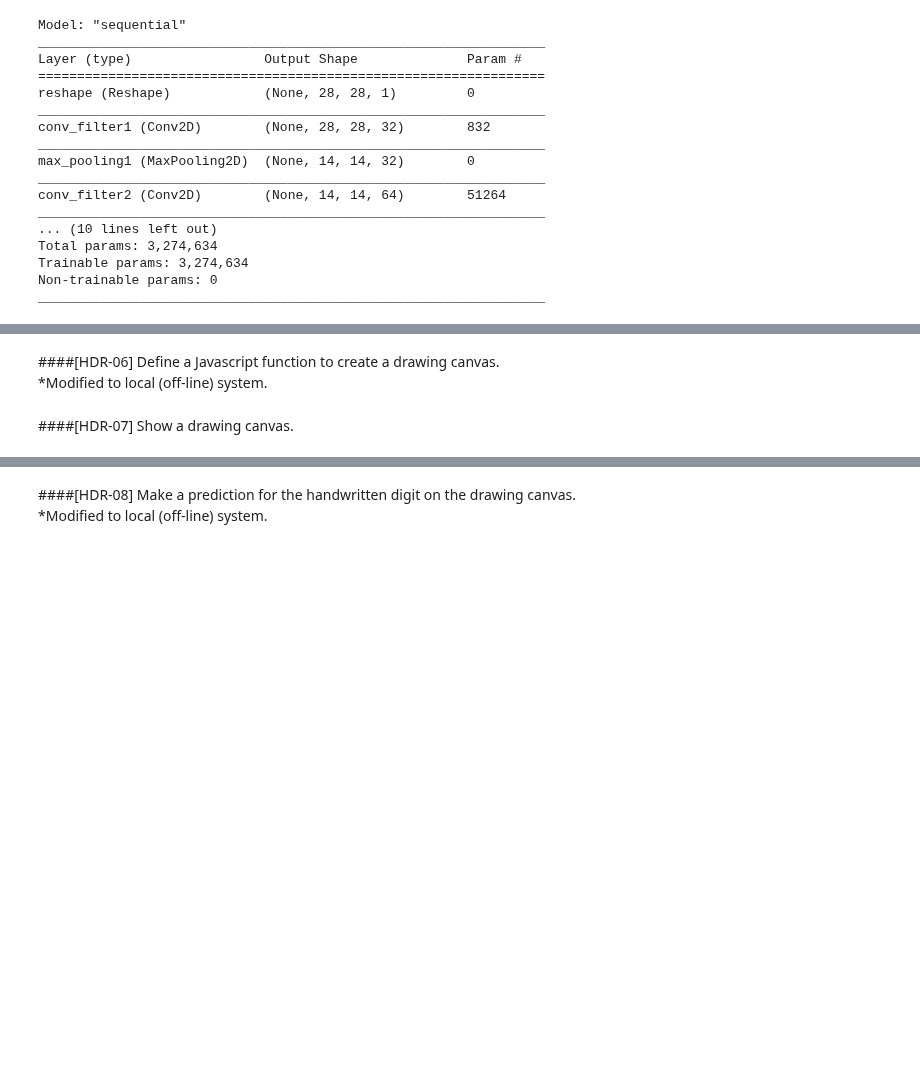
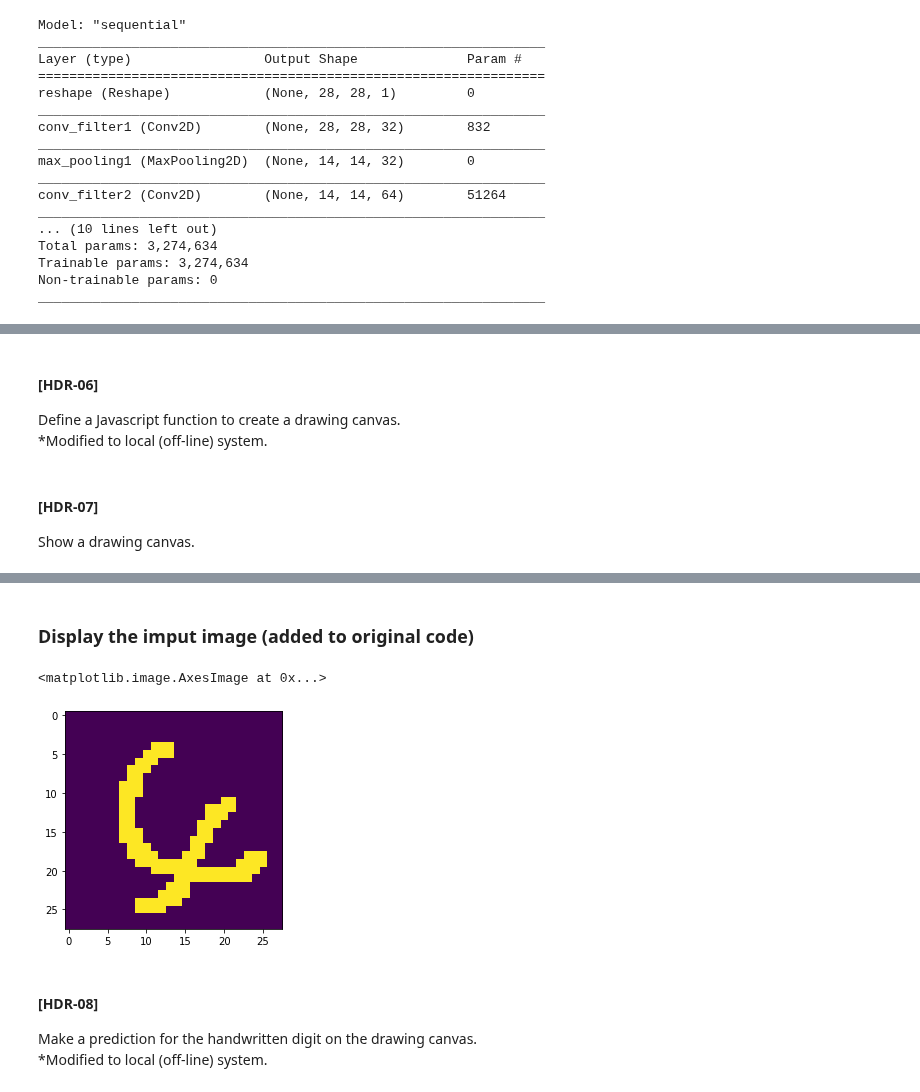
Before and after one commit to aujinen/colab_tfbook, a Jupyter notebook: Chapter05/2. Handwritten digit recognizer.ipynb, the cells around one changed output, grey strips where cells are left out. Saved outputs shown, nothing was run; the diff lists cells and outputs as text; code cells hidden in the pictures; blank space fills up the shorter version.

```diff
--- a/Chapter05/2. Handwritten digit recognizer.ipynb
+++ b/Chapter05/2. Handwritten digit recognizer.ipynb
@@ -84,7 +84,7 @@ layer_outputs = [model.get_layer('max_pooling1').output,
                  model.get_layer('max_pooling2').output]
 model2 = models.Model(inputs=model.input, outputs=layer_outputs)
 # %% [markdown]
-####[HDR-06]
+#### [HDR-06]
 Define a Javascript function to create a drawing canvas.<br>
 *Modified to local (off-line) system.<br>
 # %%
@@ -150,7 +150,7 @@ javascript = """
 </script>
 """
 # %% [markdown]
-####[HDR-07]
+#### [HDR-07]
 Show a drawing canvas.
 # %%
 ###from google.colab import output
@@ -168,8 +168,16 @@ HTML(input_form + javascript)
 # ↓　↓　↓　Please Draw number with pointing device such as mouse, then Run the cells below.
 # %% [output]
 [interactive output not drawn]
+# %% [markdown]
+### Display the imput image (added to original code)
+# %%
+img = np.array(image).reshape((28,28))
+plt.imshow(img)
+# %% [output]
+<matplotlib.image.AxesImage at 0x...>
+[figure, added]
 # %% [markdown]
-####[HDR-08]
+#### [HDR-08]
 Make a prediction for the handwritten digit on the drawing canvas.<br>
 *Modified to local (off-line) system.<br>
 # %%
```
Also changed, not shown: parts of 13 cells of this notebook.
